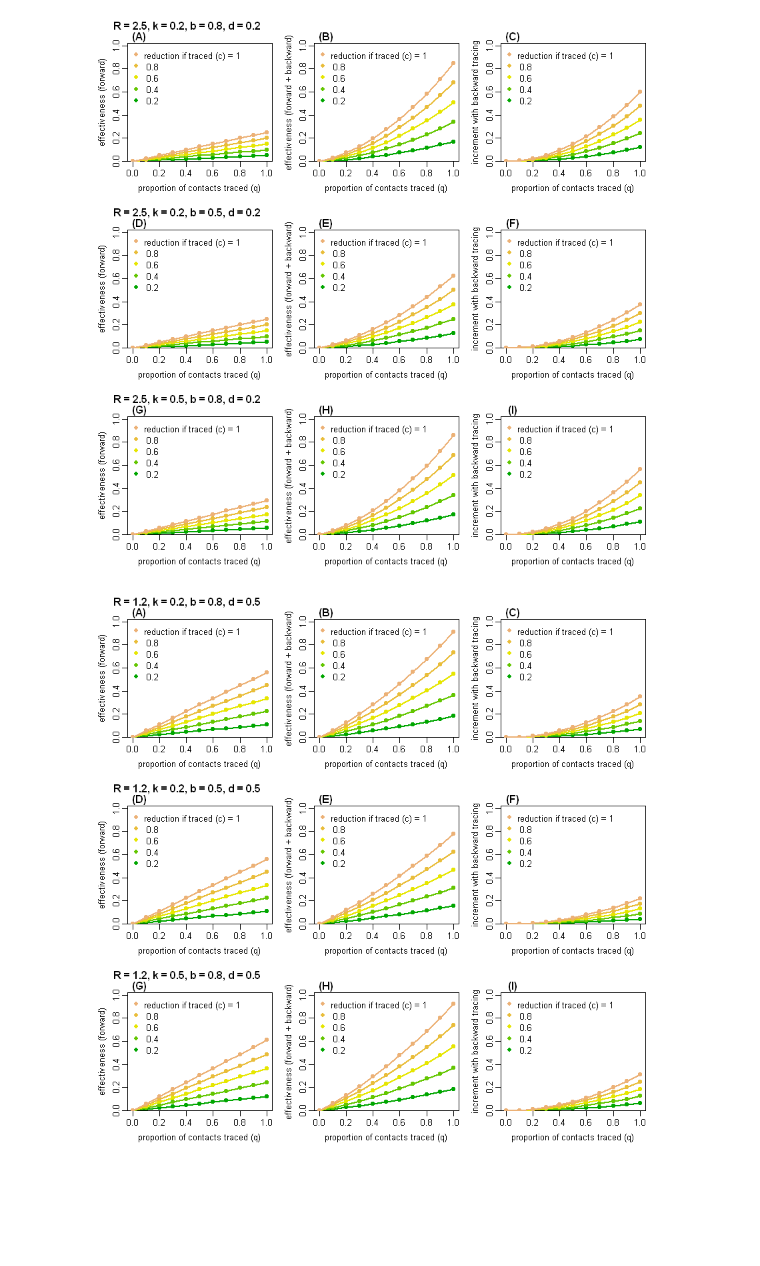
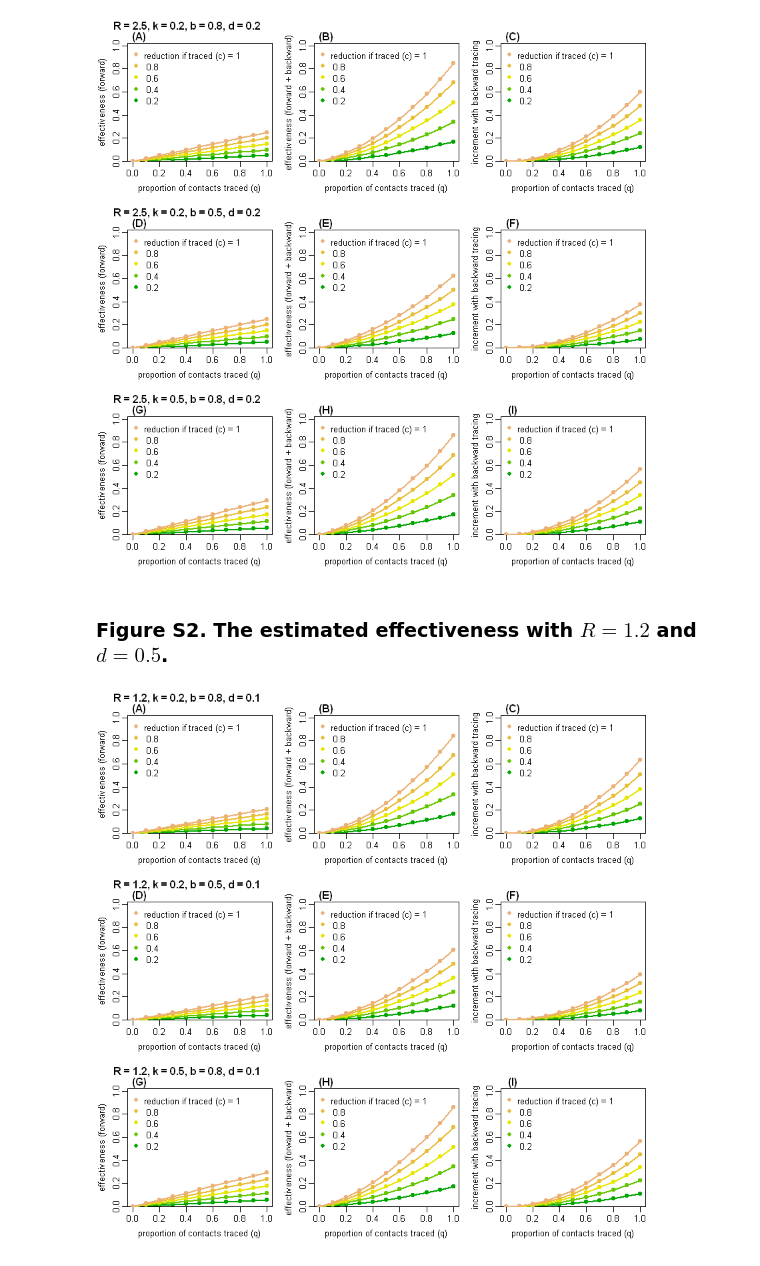
Before and after one commit to akira-endo/COVID19_backwardtracing, a Jupyter notebook: src/forwardvsbackward.ipynb, the cells around one changed output. Cells and saved outputs as stored; diff of their text form; code cells hidden in the pictures; blank space fills up the shorter version.

Commit message:
add detailed methods and suppl figures

```diff
--- a/src/forwardvsbackward.ipynb
+++ b/src/forwardvsbackward.ipynb
@@ -21,10 +37,12 @@ tertiary<-plotbypc(R=2.5,k=0.5,q=0.8,d=0.2, panel=c("(G)","(H)","(I)"))
 # %% [output]
 [figure]
+# %% [markdown]
+### Figure S2. The estimated effectiveness with $R = 1.2$ and $d=0.5$.
 # %%
 par(mfrow=c(3,3),mar=c(4,3,2.5,1),mgp=c(2,0.6,0),las=0,yaxs="i")
 
-tertiary<-plotbypc(R=1.2,k=0.2,q=0.8,d=0.5, panel=c("(A)","(B)","(C)"))
-tertiary<-plotbypc(R=1.2,k=0.2,q=0.5,d=0.5, panel=c("(D)","(E)","(F)"))
-tertiary<-plotbypc(R=1.2,k=0.5,q=0.8,d=0.5, panel=c("(G)","(H)","(I)"))
+tertiary<-plotbypc(R=1.2,k=0.2,b=0.8,d=0.1, panel=c("(A)","(B)","(C)"))
+tertiary<-plotbypc(R=1.2,k=0.2,b=0.5,d=0.1, panel=c("(D)","(E)","(F)"))
+tertiary<-plotbypc(R=1.2,k=0.5,b=0.8,d=0.1, panel=c("(G)","(H)","(I)"))
 # %% [output]
-[figure, old version]
+[figure, new version]
```
Also changed, not shown: parts of 10 cells of this notebook, 3 other files.
